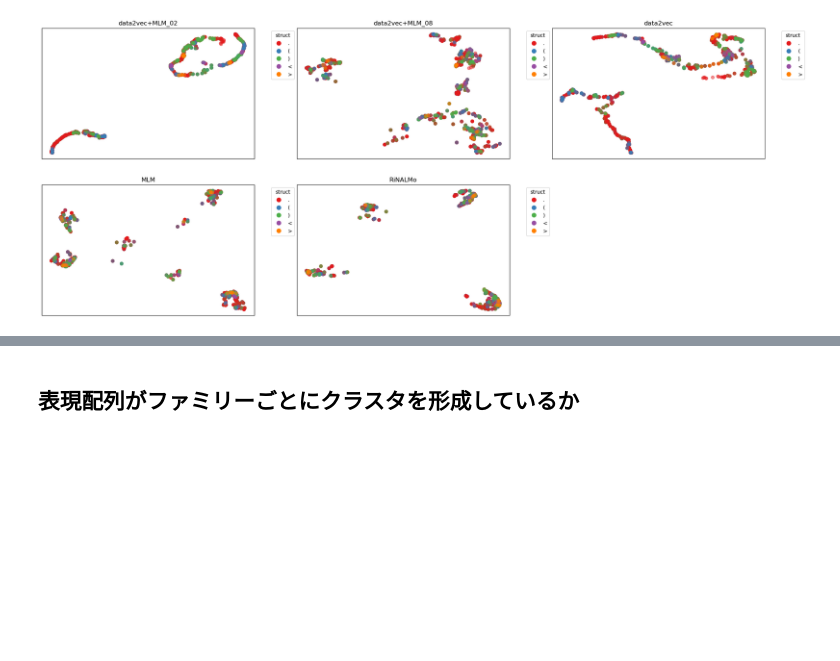
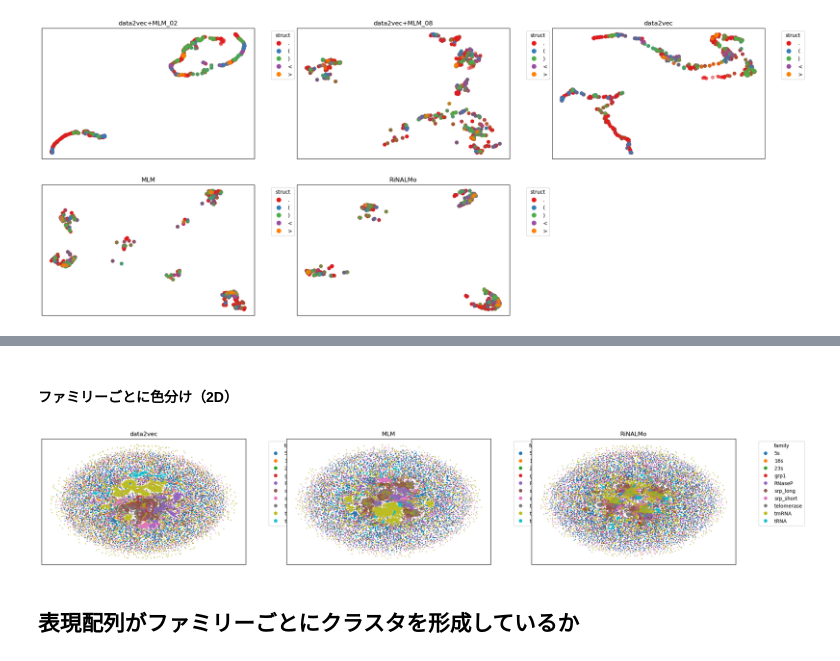
Before and after one commit to milktea484/MLMvsData2vec, a Jupyter notebook: notebook/UMAP.ipynb, the cells around one changed output, grey strips where cells are left out. Cells and saved outputs as stored; diff of their text form; code cells hidden in the pictures; blank space fills up the shorter version.

```diff
--- a/notebook/UMAP.ipynb
+++ b/notebook/UMAP.ipynb
@@ -583,3 +811,21 @@ plt.savefig("./results/UMAP/UMAP_2d.png", format="png", dpi=600)
+# %% [markdown]
+#### ファミリーごとに色分け（2D）
+# %%
+# UMAPの結果のプロット（ファミリーごとに色分け）
+os.makedirs("./results/notebook/UMAP", exist_ok=True)
+
+fig = plt.figure(figsize=(25, 10))
+
+axes = []
+index = 230  # 2行2列のサブプロットの最初の位置から開始
+for framework_name, proj in all_umap_projs.items():
+    index += 1
+    axes.append(fig.add_subplot(index))
+    plot_embedding_2d_family_all(proj, framework_name, labels, axes[-1])
+
+plt.savefig("./results/notebook/UMAP/UMAP_2d_family.png", format="png", dpi=600)
+# %% [output]
+[figure, added]
 # %% [markdown]
 ## 表現配列がファミリーごとにクラスタを形成しているか
 # %% [markdown]
```
Also changed, not shown: parts of 21 cells of this notebook, 3 other files.
